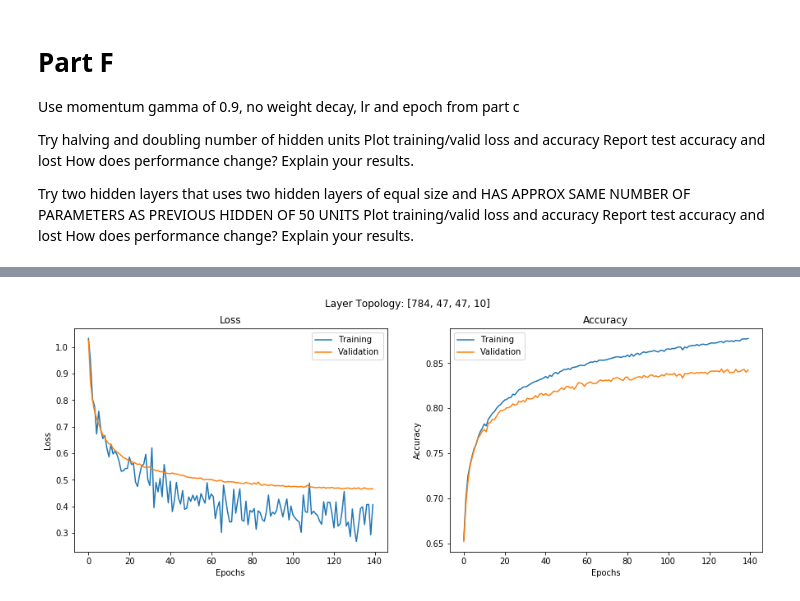
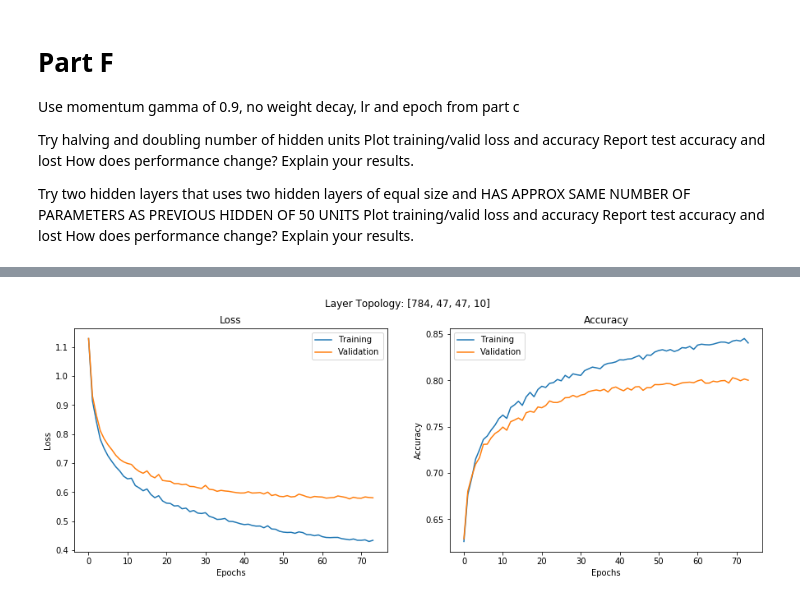
Before and after one commit to dukelin95/dl_projects, a Jupyter notebook: multilayer_preceptron/plot_plots.ipynb, the cells around one changed output, grey strips where cells are left out. Cells and saved outputs as stored; diff of their text form; code cells hidden in the pictures.

```diff
--- a/multilayer_preceptron/plot_plots.ipynb
+++ b/multilayer_preceptron/plot_plots.ipynb
@@ -74,7 +74,7 @@ config["learning_rate"] = 0.0005
 config["batch_size"] = 512
 config["L2_penalty"] = 0.001
 config["epochs"] = 121
-config["early_stop_epoch"] = 121
+config["early_stop_epoch"] = 5
 
 # Load the data
 x_train, y_train = load_data(path="./", mode="train")
@@ -122,7 +122,7 @@ config["learning_rate"] = 0.0005
 config["batch_size"] = 512
 config["L2_penalty"] = 0.0001
 config["epochs"] = 121
-config["early_stop_epoch"] = 121
+config["early_stop_epoch"] = 5
 
 # Load the data
 x_train, y_train = load_data(path="./", mode="train")
@@ -282,7 +282,7 @@ Plot training/valid loss and accuracy
 Report test accuracy and lost
 How does performance change? Explain your results.
 # %%
-config["activation"] = "sigmoid"
+config["activation"] = "tanh"
 config["epochs"] = 200
 config["L2_penalty"] = 0
 config["layer_specs"] = [784, 25, 10]
@@ -330,5 +330,5 @@ Test Accuracy: 0.8266, Test Loss: 0.4996038981638355
 # %%
-config["activation"] = "sigmoid"
+config["activation"] = "tanh"
 config["epochs"] = 200
 config["L2_penalty"] = 0
 config["layer_specs"] = [784, 100, 10]
@@ -376,10 +376,11 @@ Test Accuracy: 0.828, Test Loss: 0.48372055891554944
 # %%
-config["activation"] = "sigmoid"
+config["activation"] = "tanh"
 config["epochs"] = 200
 config["L2_penalty"] = 0
-config["layer_specs"] = [784, 47,47, 10]
+config["layer_specs"] = [784, 47, 47, 10]
 config["learning_rate"] = 0.0005
 config["batch_size"] = 512
+
 # Load the data
 x_train, y_train = load_data(path="./", mode="train")
 x_test,  y_test  = load_data(path="./", mode="t10k")
@@ -421 +422 @@ Test Accuracy: 0.8338, Test Loss: 0.4824251188696856
-[figure, old version]
+[figure, new version]
```
Also changed, not shown: parts of 10 cells of this notebook, 2 other files.
